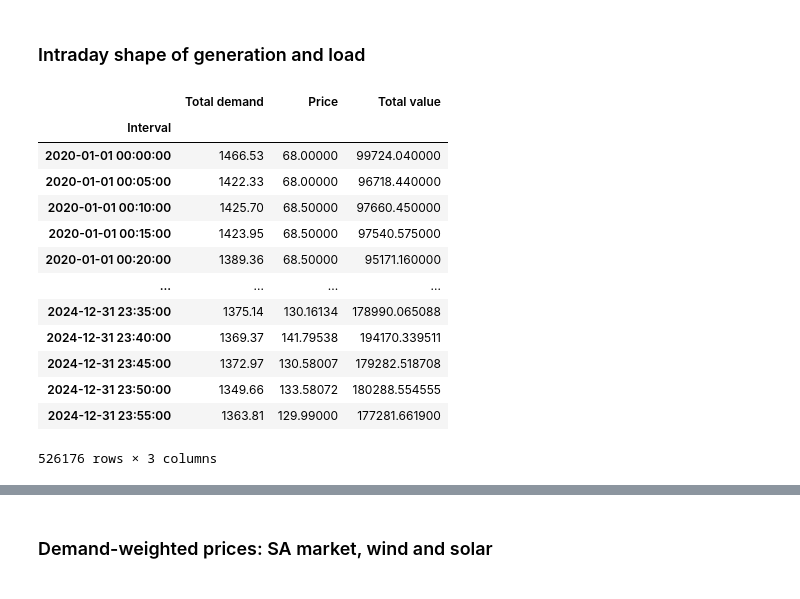
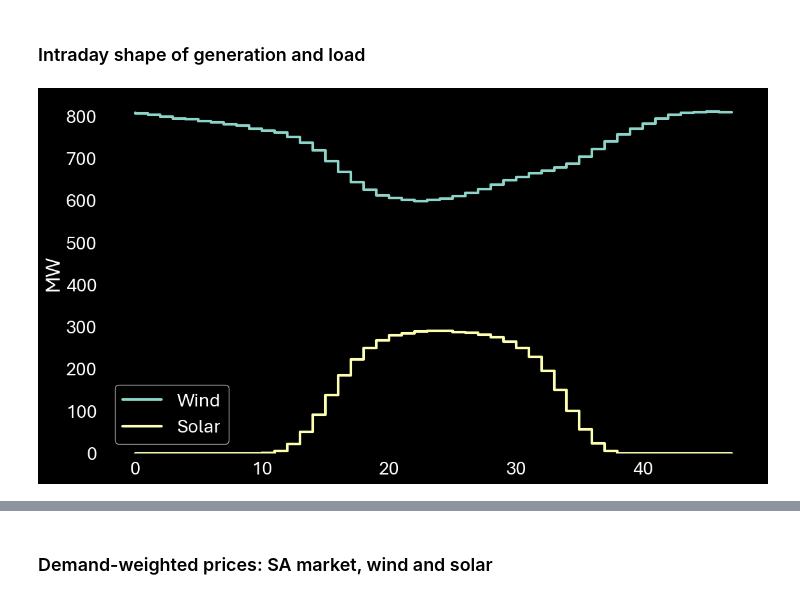
Before and after one commit to MarkusMannheim/contract_modelling, a Jupyter notebook: data_preparation.ipynb, the cells around one changed output, grey strips where cells are left out. Drawn from its saved outputs; the diff is of its cells as text; code cells hidden in the pictures.

```diff
--- a/data_preparation.ipynb
+++ b/data_preparation.ipynb
@@ -389,20 +374,43 @@ plt.show()
 [figure]
 # %% [markdown]
 ### Intraday shape of generation and load
-# %%
-sa
-# %% [output]
-|  | Total demand | Price | Total value |
-| Interval |  |  |  |
-| 2020-01-01 00:00:00 | 1466.53 | 68.00000 | 99724.040000 |
-| 2020-01-01 00:05:00 | 1422.33 | 68.00000 | 96718.440000 |
-| 2020-01-01 00:10:00 | 1425.70 | 68.50000 | 97660.450000 |
-| 2020-01-01 00:15:00 | 1423.95 | 68.50000 | 97540.575000 |
-| 2020-01-01 00:20:00 | 1389.36 | 68.50000 | 95171.160000 |
-| ... | ... | ... | ... |
-| 2024-12-31 23:35:00 | 1375.14 | 130.16134 | 178990.065088 |
-| 2024-12-31 23:40:00 | 1369.37 | 141.79538 | 194170.339511 |
-| 2024-12-31 23:45:00 | 1372.97 | 130.58007 | 179282.518708 |
-| 2024-12-31 23:50:00 | 1349.66 | 133.58072 | 180288.554555 |
-| 2024-12-31 23:55:00 | 1363.81 | 129.99000 | 177281.661900 |
-526176 rows × 3 columns
+# %%
+# Prepare generation data
+sa_intraday_gen_data = sa_duid_data.pivot_table(
+    index="Interval",
+    columns="Technology",
+    values="Availability",
+    aggfunc="sum")
+sa_intraday_gen_data["30-min interval"] = sa_intraday_gen_data.index.hour * 2 + sa_intraday_gen_data.index.minute // 30
+chart_data = sa_intraday_gen_data.pivot_table(
+    index="30-min interval",
+    values=["Wind", "Solar"],
+    aggfunc="mean")
+
+# Save intraday generation data
+chart_data.to_csv(
+    os.path.join(data_dir, "sa_mean_intraday_generation.csv"))
+
+# Plot intraday generation
+fig, ax = plt.subplots(
+    figsize=(12, 6.75),
+    tight_layout=True)
+for i, tech in enumerate(["Wind", "Solar"]):
+    ax.step(
+        x=chart_data.index,
+        y=chart_data[tech],
+        where="pre",
+        linewidth=3,
+        color=f"C{i}",
+        label=tech)
+plt.ylabel("MW")
+plt.ylim(0)
+plt.legend()
+ax.yaxis.set_major_formatter(lambda x, p: f"{x:,.0f}")
+for frame in ["top", "right", "bottom", "left"]:
+    ax.spines[frame].set_visible(False)
+plt.savefig(
+    os.path.join(charts_dir, "sa_mean_intraday_generation.png"))
+plt.show
+# %% [output]
+[figure, added]
```
Also changed, not shown: parts of 5 cells of this notebook, 1 other file.
